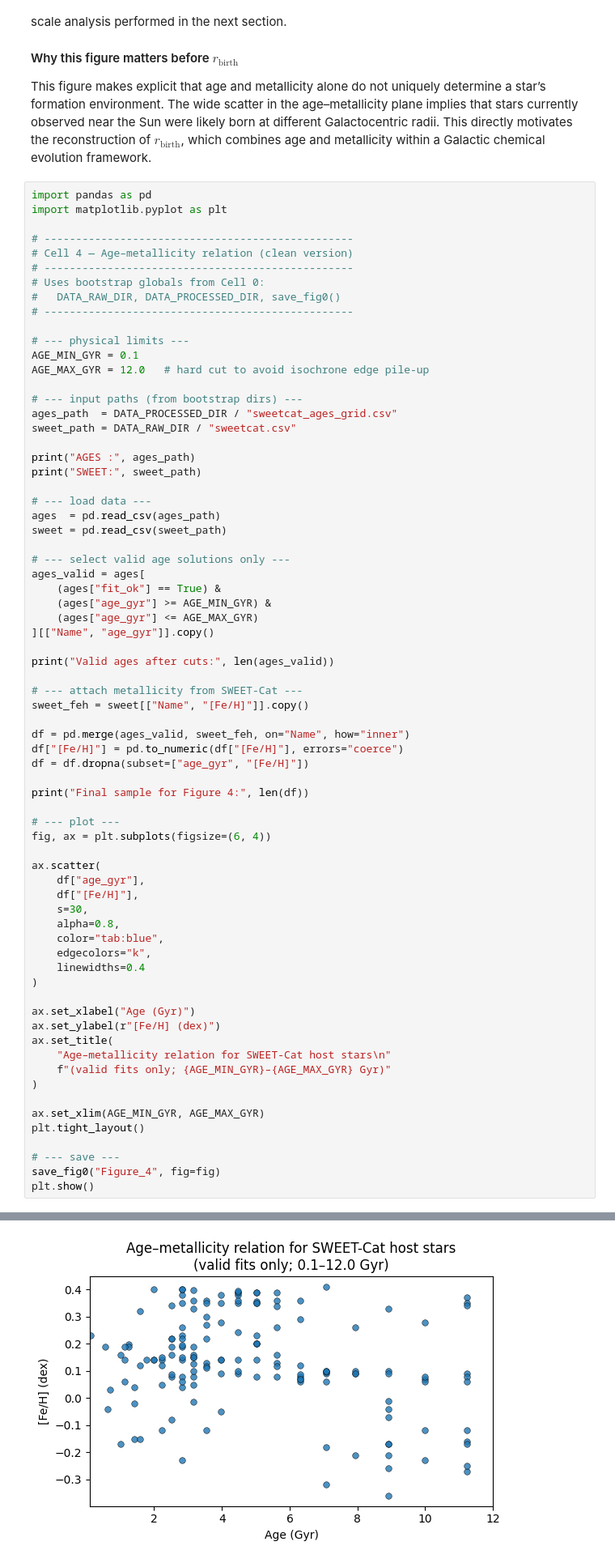
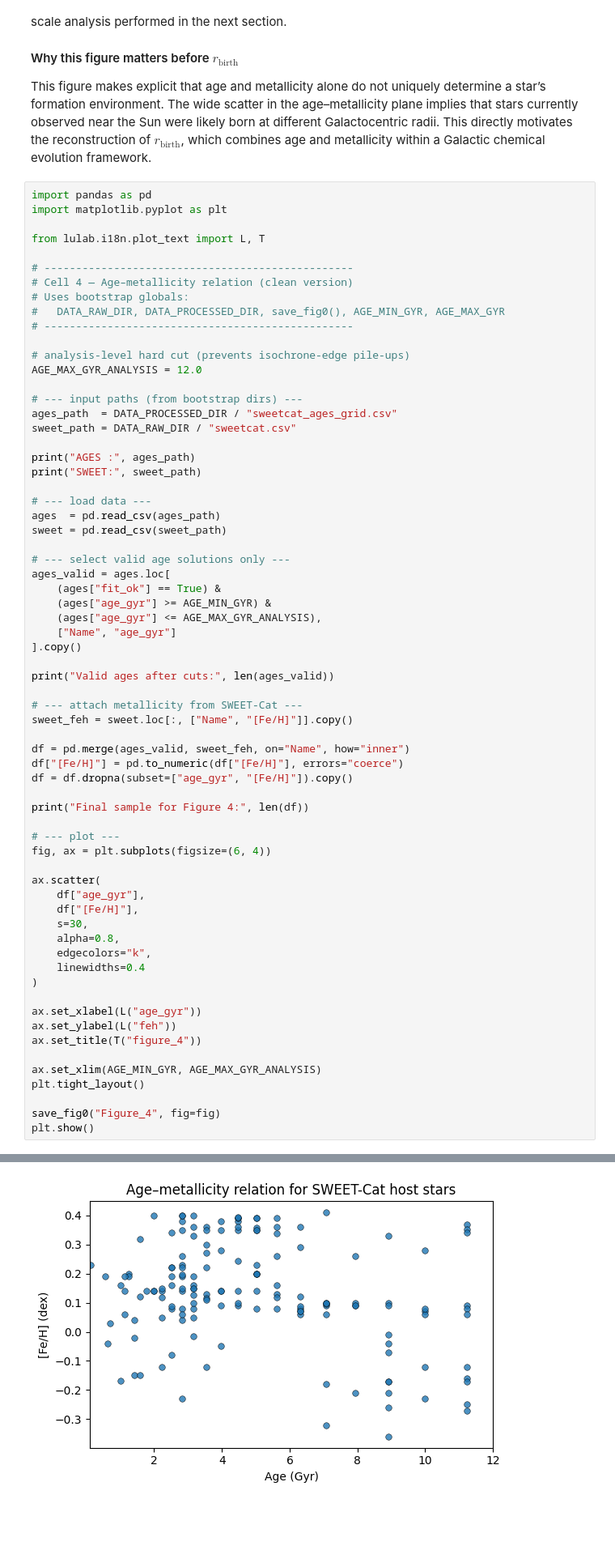
Before and after one commit to stellar-attractor/attractor-lab, a Jupyter notebook: topics/TOP_0001_exoplanet_birth_radius/notebooks/ACAP_001_EN.ipynb, the cells around one changed output, grey strips where cells are left out. Shown at 81% size. Saved outputs shown, nothing was run; the diff lists cells and outputs as text; blank space fills up the shorter version.

```diff
--- a/topics/TOP_0001_exoplanet_birth_radius/notebooks/ACAP_001_EN.ipynb
+++ b/topics/TOP_0001_exoplanet_birth_radius/notebooks/ACAP_001_EN.ipynb
@@ -1040,16 +1052,16 @@ This figure makes explicit that age and metallicity alone do not uniquely determ
 import pandas as pd
 import matplotlib.pyplot as plt
 
+from lulab.i18n.plot_text import L, T
+
 # -------------------------------------------------
 # Cell 4 — Age–metallicity relation (clean version)
-# -------------------------------------------------
-# Uses bootstrap globals from Cell 0:
-#   DATA_RAW_DIR, DATA_PROCESSED_DIR, save_fig0()
+# Uses bootstrap globals:
+#   DATA_RAW_DIR, DATA_PROCESSED_DIR, save_fig0(), AGE_MIN_GYR, AGE_MAX_GYR
 # -------------------------------------------------
 
-# --- physical limits ---
-AGE_MIN_GYR = 0.1
-AGE_MAX_GYR = 12.0   # hard cut to avoid isochrone edge pile-up
+# analysis-level hard cut (prevents isochrone-edge pile-ups)
+AGE_MAX_GYR_ANALYSIS = 12.0
 
 # --- input paths (from bootstrap dirs) ---
 ages_path  = DATA_PROCESSED_DIR / "sweetcat_ages_grid.csv"
@@ -1063,20 +1075,21 @@ ages  = pd.read_csv(ages_path)
 sweet = pd.read_csv(sweet_path)
 
 # --- select valid age solutions only ---
-ages_valid = ages[
+ages_valid = ages.loc[
     (ages["fit_ok"] == True) &
     (ages["age_gyr"] >= AGE_MIN_GYR) &
-    (ages["age_gyr"] <= AGE_MAX_GYR)
-][["Name", "age_gyr"]].copy()
+    (ages["age_gyr"] <= AGE_MAX_GYR_ANALYSIS),
+    ["Name", "age_gyr"]
+].copy()
 
 print("Valid ages after cuts:", len(ages_valid))
 
 # --- attach metallicity from SWEET-Cat ---
-sweet_feh = sweet[["Name", "[Fe/H]"]].copy()
+sweet_feh = sweet.loc[:, ["Name", "[Fe/H]"]].copy()
 
 df = pd.merge(ages_valid, sweet_feh, on="Name", how="inner")
 df["[Fe/H]"] = pd.to_numeric(df["[Fe/H]"], errors="coerce")
-df = df.dropna(subset=["age_gyr", "[Fe/H]"])
+df = df.dropna(subset=["age_gyr", "[Fe/H]"]).copy()
 
 print("Final sample for Figure 4:", len(df))
 
@@ -1088,22 +1101,17 @@ ax.scatter(
     df["[Fe/H]"],
     s=30,
     alpha=0.8,
-    color="tab:blue",
     edgecolors="k",
     linewidths=0.4
 )
 
-ax.set_xlabel("Age (Gyr)")
-ax.set_ylabel(r"[Fe/H] (dex)")
-ax.set_title(
-    "Age–metallicity relation for SWEET-Cat host stars\n"
-    f"(valid fits only; {AGE_MIN_GYR}–{AGE_MAX_GYR} Gyr)"
-)
+ax.set_xlabel(L("age_gyr"))
+ax.set_ylabel(L("feh"))
+ax.set_title(T("figure_4"))
 
-ax.set_xlim(AGE_MIN_GYR, AGE_MAX_GYR)
+ax.set_xlim(AGE_MIN_GYR, AGE_MAX_GYR_ANALYSIS)
 plt.tight_layout()
 
-# --- save ---
 save_fig0("Figure_4", fig=fig)
 plt.show()
 # %% [output]
@@ -1115,4 +1123,4 @@ Saved figure: /Users/mloktionov/PycharmProjects/Stellar_Attractor/attractor-lab/
-[figure, old version]
+[figure, new version]
 # %% [markdown]
 *Figure 4. Age–metallicity relation for `SWEET-Cat` host stars.*
 # %% [markdown]
```
Also changed, not shown: parts of 11 cells of this notebook, 13 other files.
